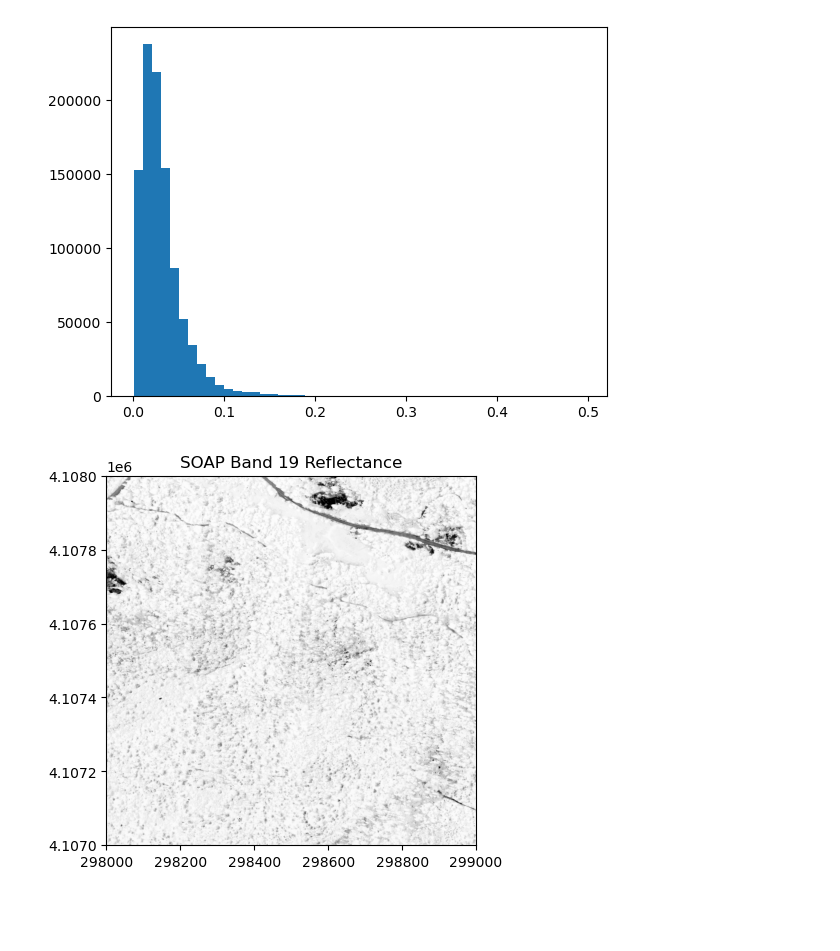
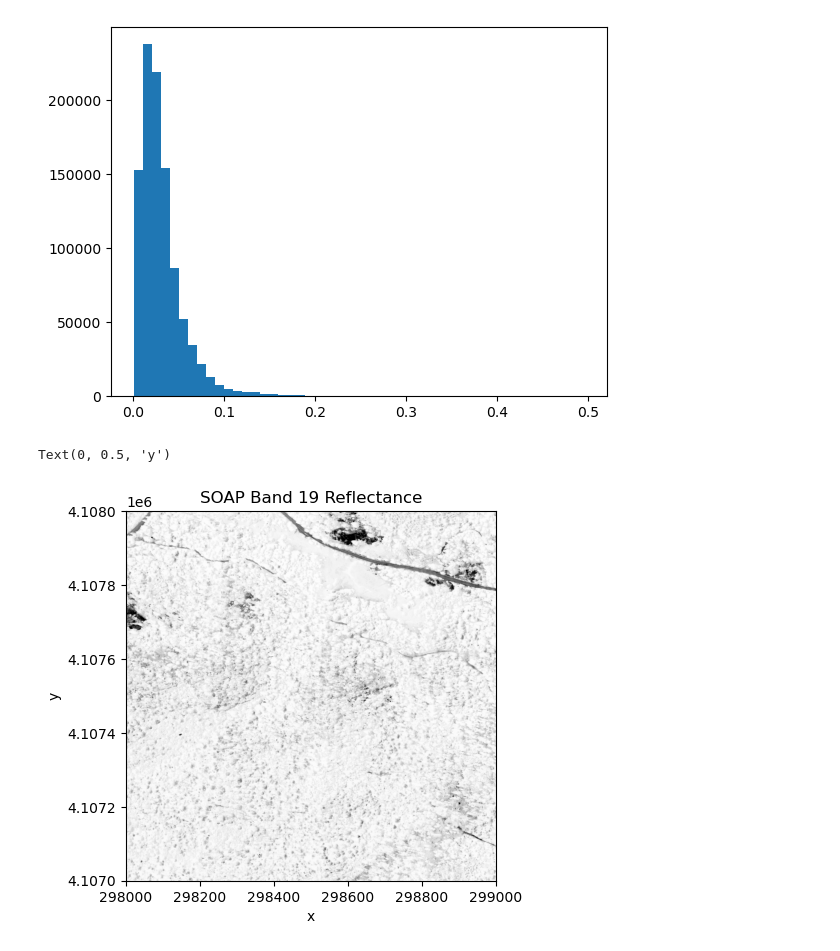
Before and after one commit to NEONScience/AOP-EMIT, a Jupyter notebook: notebooks/exploratory/hr/03_hr_neon_hyperspectral_download.ipynb, the cells around one changed output. Cells and saved outputs as stored; diff of their text form; code cells hidden in the pictures; blank space fills up the shorter version.

```diff
--- a/notebooks/exploratory/hr/03_hr_neon_hyperspectral_download.ipynb
+++ b/notebooks/exploratory/hr/03_hr_neon_hyperspectral_download.ipynb
@@ -524,8 +589,11 @@ plt.hist(b19[~np.isnan(b19)],50); #50 signifies the # of bins
 # %% [output]
 [figure]
 # %%
-# adjust color limit on plot
+# adjust color limit on band 19 plot
 soap_19_plot = plt.imshow(b19,extent=soap_ext,cmap='Greys',clim=(0,0.2))
 plt.title('SOAP Band 19 Reflectance');
+plt.xlabel("x")
+plt.ylabel("y")
 # %% [output]
+Text(0, 0.5, 'y')
-[figure, old version]
+[figure, new version]
```
Also changed, not shown: parts of 29 cells of this notebook.
